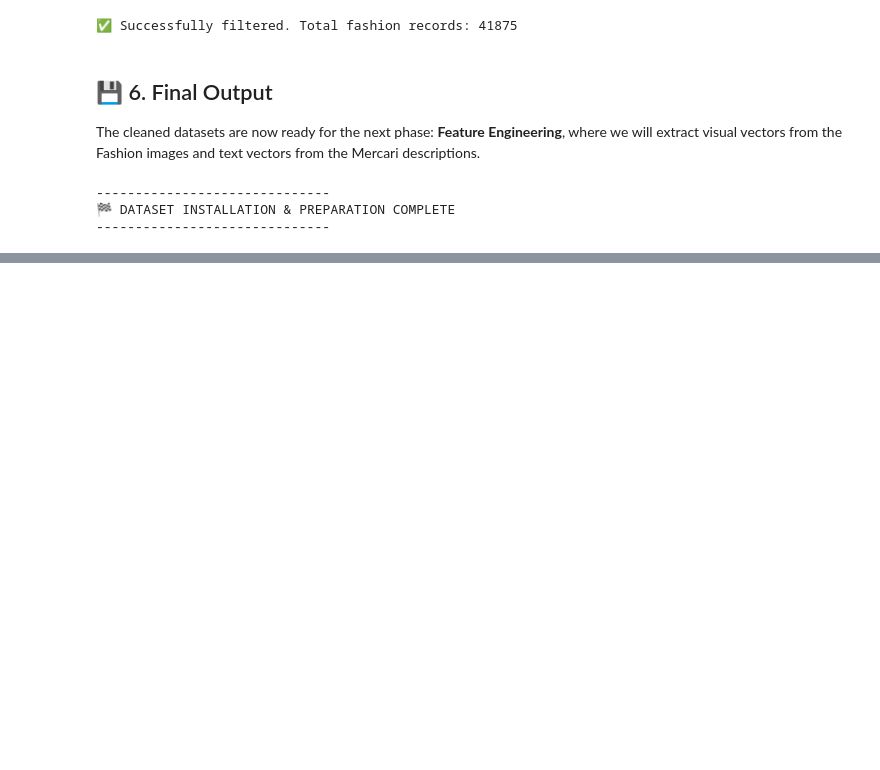
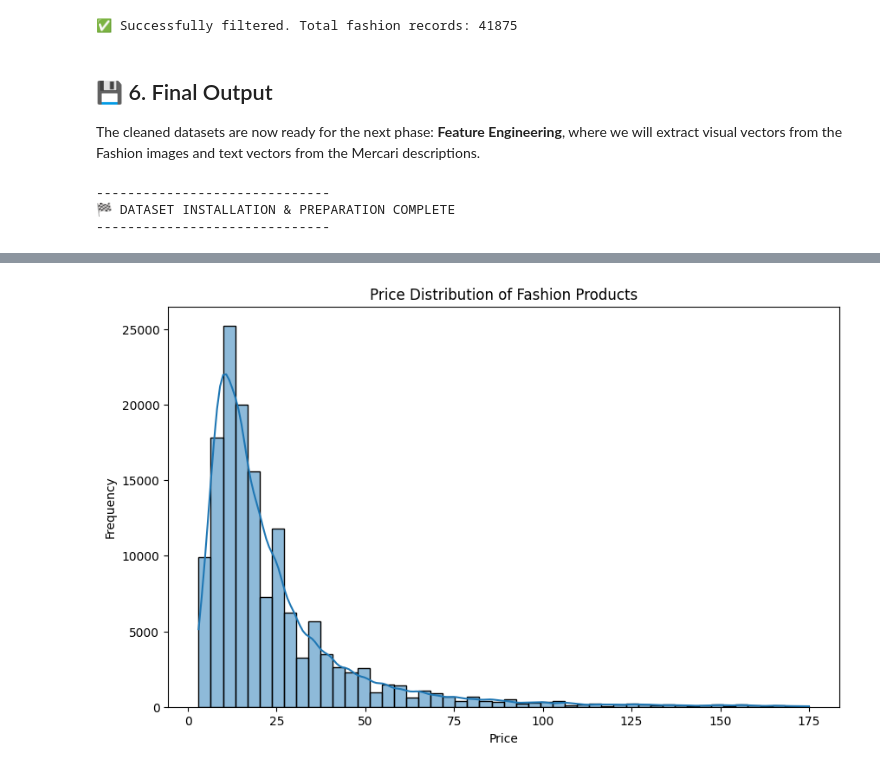
Before and after one commit to shengFung/WIF3009, a Jupyter notebook: WIF3009.ipynb, the cells around one changed output, grey strips where cells are left out. Saved outputs shown, nothing was run; the diff lists cells and outputs as text; code cells hidden in the pictures; blank space fills up the shorter version.

```diff
--- a/WIF3009.ipynb
+++ b/WIF3009.ipynb
@@ -216,4 +176,0 @@ os.makedirs("eda_plots", exist_ok=True)
-# %%
-df = pd.read_csv("final_clothing_dataset.csv")
-
-df.head()
@@ -429,0 +388,23 @@ plt.show()
+# %%
+def classify_product_type(row):
+    text = (
+        str(row["name"]) + " " +
+        str(row["item_description"]) + " " +
+        str(row["category_name"]) + " " +
+        str(row["sub_category_1"]) + " " +
+        str(row["sub_category_2"])
+    ).lower()
+
+    if re.search(r"\bhoodie\b|\bhooded\b|\bsweatshirt\b", text):
+        return "Hoodie"
+    elif re.search(r"\bjacket\b|\bcoat\b|\bblazer\b|\bwindbreaker\b", text):
+        return "Jacket"
+    elif re.search(r"\bt-shirt\b|\btshirt\b|\btee\b|\btees\b", text):
+        return "T-shirt"
+    else:
+        return "Other"
+
+df_eda["product_type"] = df_eda.apply(classify_product_type, axis=1)
+
+print("Product type classification completed.")
+print(df_eda["product_type"].value_counts())
@@ -429,0 +427,19 @@ plt.show()
+# %%
+price_99 = df_eda["price"].quantile(0.99)
+
+plt.figure(figsize=(10, 6))
+
+sns.histplot(
+    df_eda[df_eda["price"] <= price_99]["price"],
+    bins=50,
+    kde=True
+)
+
+plt.title("Price Distribution of Fashion Products")
+plt.xlabel("Price")
+plt.ylabel("Frequency")
+
+plt.savefig("eda_plots/01_price_distribution_histogram.png", dpi=300, bbox_inches="tight")
+plt.show()
+# %% [output]
+[figure, added]
```
Also changed, not shown: parts of 40 cells of this notebook.
